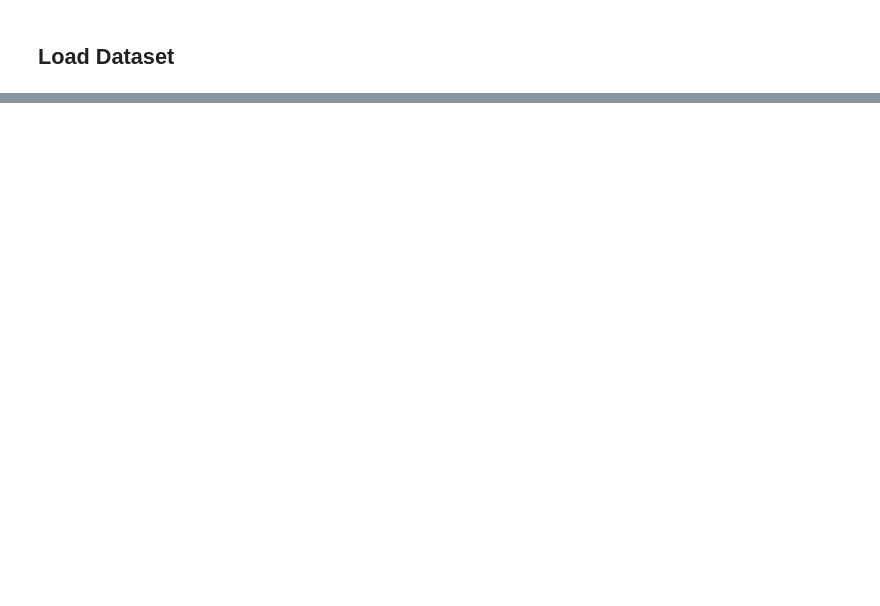
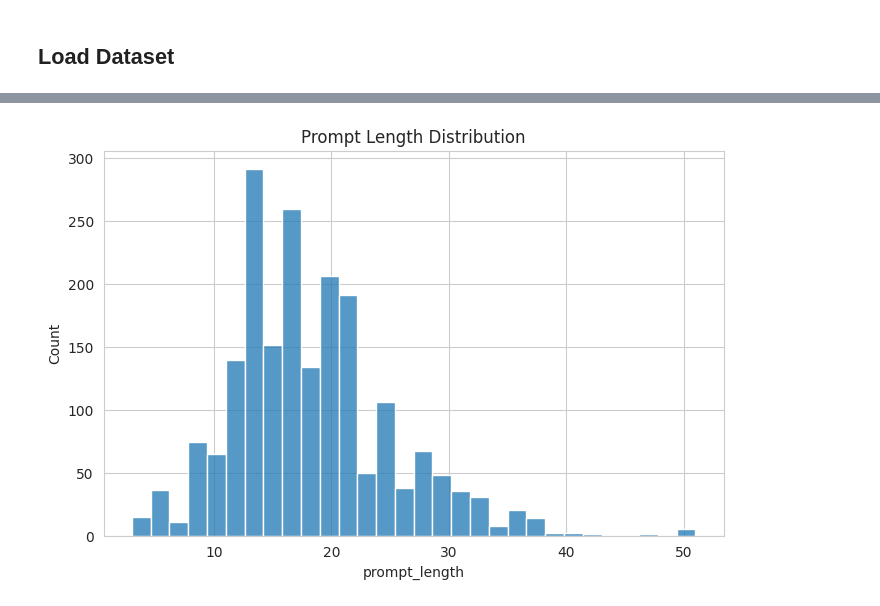
Before and after one commit to 23f2000003-Nihal/dl-genai-project-26-t2, a Jupyter notebook: dl-23f2000003-notebook-t22026.ipynb, the cells around one changed output, grey strips where cells are left out. Saved outputs shown, nothing was run; the diff lists cells and outputs as text; code cells hidden in the pictures; blank space fills up the shorter version.

Commit message:
Kaggle Notebook | DL-23f2000003-notebook-t22026 | Version 12

```diff
--- a/dl-23f2000003-notebook-t22026.ipynb
+++ b/dl-23f2000003-notebook-t22026.ipynb
@@ -93,2 +48,14 @@ GPU: Tesla T4
+# %%
+import numpy as np
+import pandas as pd
+import matplotlib.pyplot as plt
+import seaborn as sns
+import re
+from collections import Counter
+from wordcloud import WordCloud
+import datasets
+from datasets import Dataset
+plt.rcParams['figure.figsize']=(8,5)
+sns.set_style('whitegrid')
 # %% [markdown]
 ## Load Dataset
@@ -615,0 +62,9 @@ to Kaggle.
+# %%
+# Kaggle paths
+train = pd.read_csv('/kaggle/input/competitions/smart-mcq-solver-challenge/train.csv')
+test = pd.read_csv('/kaggle/input/competitions/smart-mcq-solver-challenge/test.csv')
+
+print('Train Shape:', train.shape)
+print('Test Shape :', test.shape)
+
+train.head()
@@ -615,0 +172,6 @@ to Kaggle.
+# %%
+train['prompt_length'] = train['prompt'].astype(str).apply(
+    lambda x: len(x.split())
+)
+
+train['prompt_length'].describe()
@@ -615,0 +188,6 @@ to Kaggle.
+# %%
+sns.histplot(train['prompt_length'], bins=30)
+plt.title('Prompt Length Distribution')
+plt.show()
+# %% [output]
+[figure, added]
```
Also changed, not shown: parts of 126 cells of this notebook.
